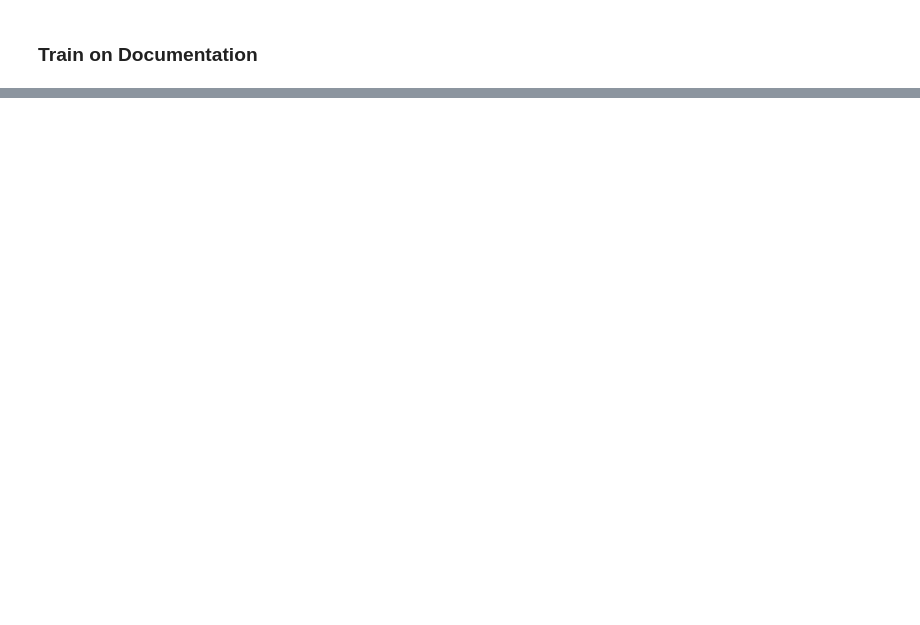
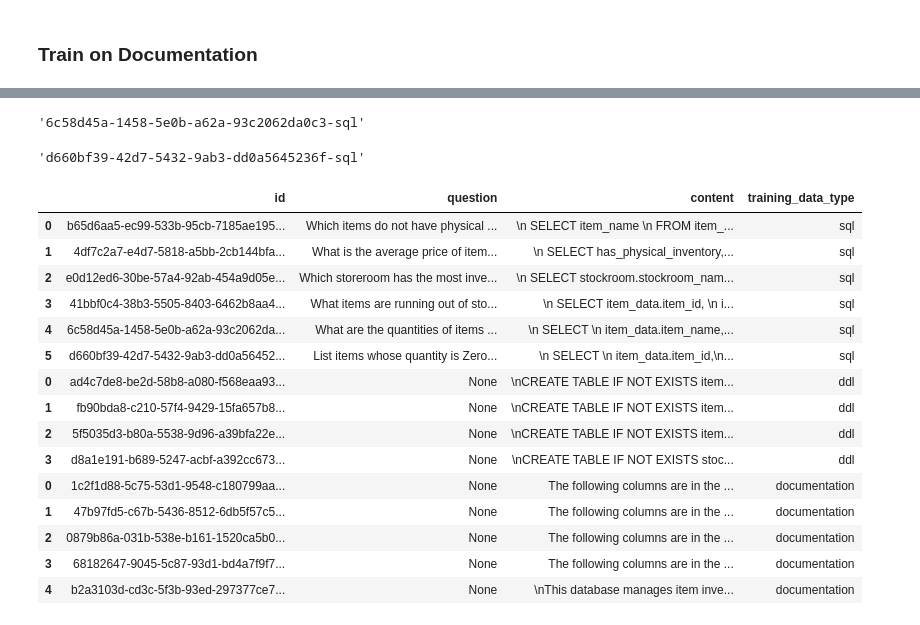
Before and after one commit to Azie88/Vanna-SQL-AI-Assistant, a Jupyter notebook: Vanna_OpenAI.ipynb, the cells around one changed output, grey strips where cells are left out. Cells and saved outputs as stored; diff of their text form; code cells hidden in the pictures; blank space fills up the shorter version.

```diff
--- a/Vanna_OpenAI.ipynb
+++ b/Vanna_OpenAI.ipynb
@@ -112,4 +240,10 @@ Adding documentation....
 # %%
-vn.train(question="What are the item names of the items that do not have physical inventory?",
-         sql = "SELECT item_name * FROM item WHERE has_physical_inventory = 0'")
+vn.train(
+    question="Which items do not have physical inventory?",
+    sql="""
+    SELECT item_name
+    FROM item_data
+    WHERE has_physical_inventory = 0;
+    """
+)
 # %% [output]
@@ -117,2 +250,0 @@ vn.train(question="What are the item names of the items that do not have physica
-# %%
-vn.train(sql = "SELECT item_name * FROM item WHERE has_physical_inventory = 1'")
@@ -192,0 +298,54 @@ Using model gpt-4o for 173.25 tokens (approx)
+# %%
+vn.train(
+    question="What are the quantities of items with paracetamol?",
+    sql="""
+    SELECT
+        item_data.item_name,
+        item_stock.quantity
+    FROM item_stock
+    INNER JOIN item_data ON item_stock.item_id = item_data.item_id
+    WHERE item_data.item_name LIKE 'paracetamol%';
+    """
+)
+# %% [output]
+'6c58d45a-1458-5e0b-a62a-93c2062da0c3-sql'
+# %%
+vn.train(
+    question="List items whose quantity is Zero (0) and how long (In minutes) they have been in this state.",
+    sql="""
+    SELECT
+        item_data.item_id,
+        item_data.item_name,
+        item_stock.quantity,
+        date_changed,
+        TIMESTAMPDIFF(MINUTE, date_changed, NOW()) AS minutes_in_zero
+    FROM item_stock
+    INNER JOIN item_data ON item_stock.item_id = item_data.item_id
+    WHERE item_stock.quantity = 0 AND date_changed IS NOT NULL
+    ORDER BY minutes_in_zero;
+    """
+)
+# %% [output]
+'d660bf39-42d7-5432-9ab3-dd0a5645236f-sql'
+# %%
+import pandas as pd
+pd.set_option("display.max_colwidth", None)
+
+vn.get_training_data()
+# %% [output]
+|  | id | question | content | training_data_type |
+| 0 | b65d6aa5-ec99-533b-95cb-7185ae195... | Which items do not have physical ... | \n SELECT item_name \n FROM item_... | sql |
+| 1 | 4df7c2a7-e4d7-5818-a5bb-2cb144bfa... | What is the average price of item... | \n SELECT has_physical_inventory,... | sql |
+| 2 | e0d12ed6-30be-57a4-92ab-454a9d05e... | Which storeroom has the most inve... | \n SELECT stockroom.stockroom_nam... | sql |
+| 3 | 41bbf0c4-38b3-5505-8403-6462b8aa4... | What items are running out of sto... | \n SELECT item_data.item_id, \n i... | sql |
+| 4 | 6c58d45a-1458-5e0b-a62a-93c2062da... | What are the quantities of items ... | \n SELECT \n item_data.item_name,... | sql |
+| 5 | d660bf39-42d7-5432-9ab3-dd0a56452... | List items whose quantity is Zero... | \n SELECT \n item_data.item_id,\n... | sql |
+| 0 | ad4c7de8-be2d-58b8-a080-f568eaa93... | None | \nCREATE TABLE IF NOT EXISTS item... | ddl |
+| 1 | fb90bda8-c210-57f4-9429-15fa657b8... | None | \nCREATE TABLE IF NOT EXISTS item... | ddl |
+| 2 | 5f5035d3-b80a-5538-9d96-a39bfa22e... | None | \nCREATE TABLE IF NOT EXISTS item... | ddl |
+| 3 | d8a1e191-b689-5247-acbf-a392cc673... | None | \nCREATE TABLE IF NOT EXISTS stoc... | ddl |
+| 0 | 1c2f1d88-5c75-53d1-9548-c180799aa... | None | The following columns are in the ... | documentation |
+| 1 | 47b97fd5-c67b-5436-8512-6db5f57c5... | None | The following columns are in the ... | documentation |
+| 2 | 0879b86a-031b-538e-b161-1520ca5b0... | None | The following columns are in the ... | documentation |
+| 3 | 68182647-9045-5c87-93d1-bd4a7f9f7... | None | The following columns are in the ... | documentation |
+| 4 | b2a3103d-cd3c-5f3b-93ed-297377ce7... | None | \nThis database manages item inve... | documentation |
```
Also changed, not shown: parts of 26 cells of this notebook.
